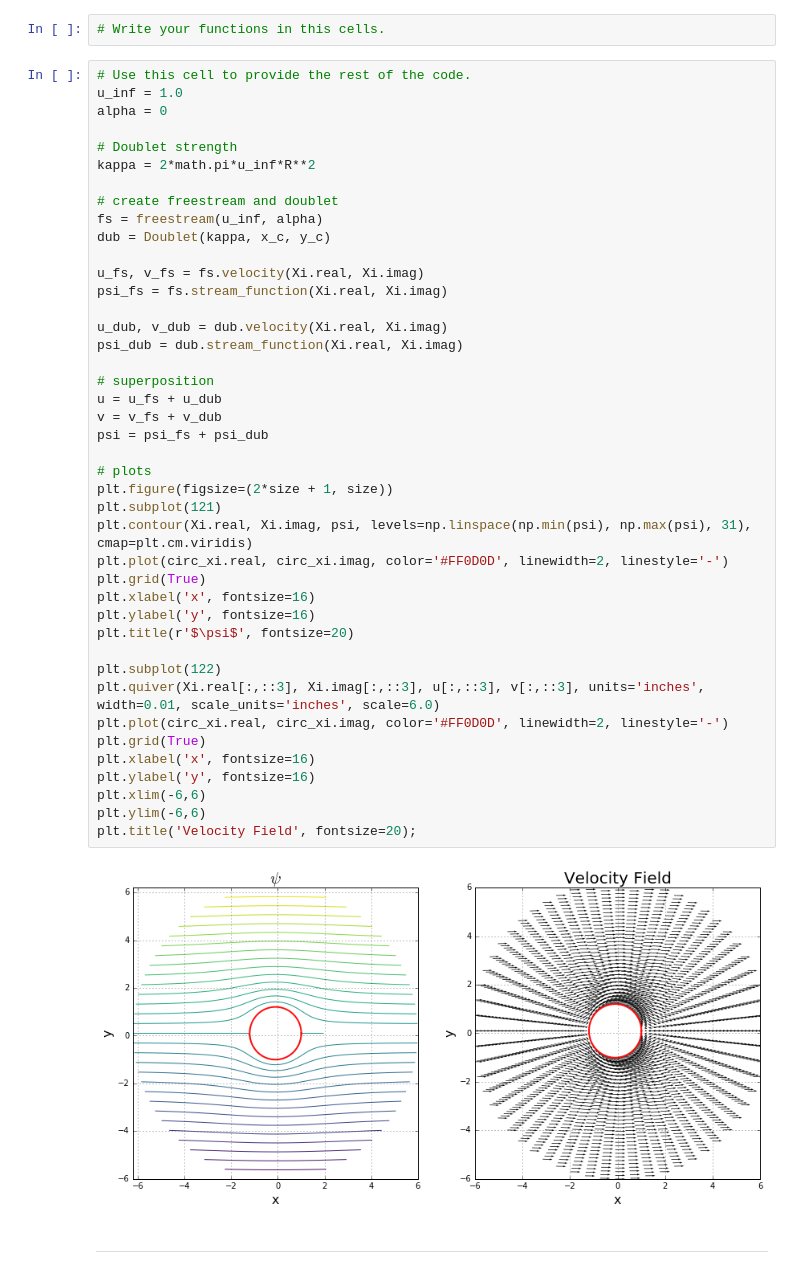
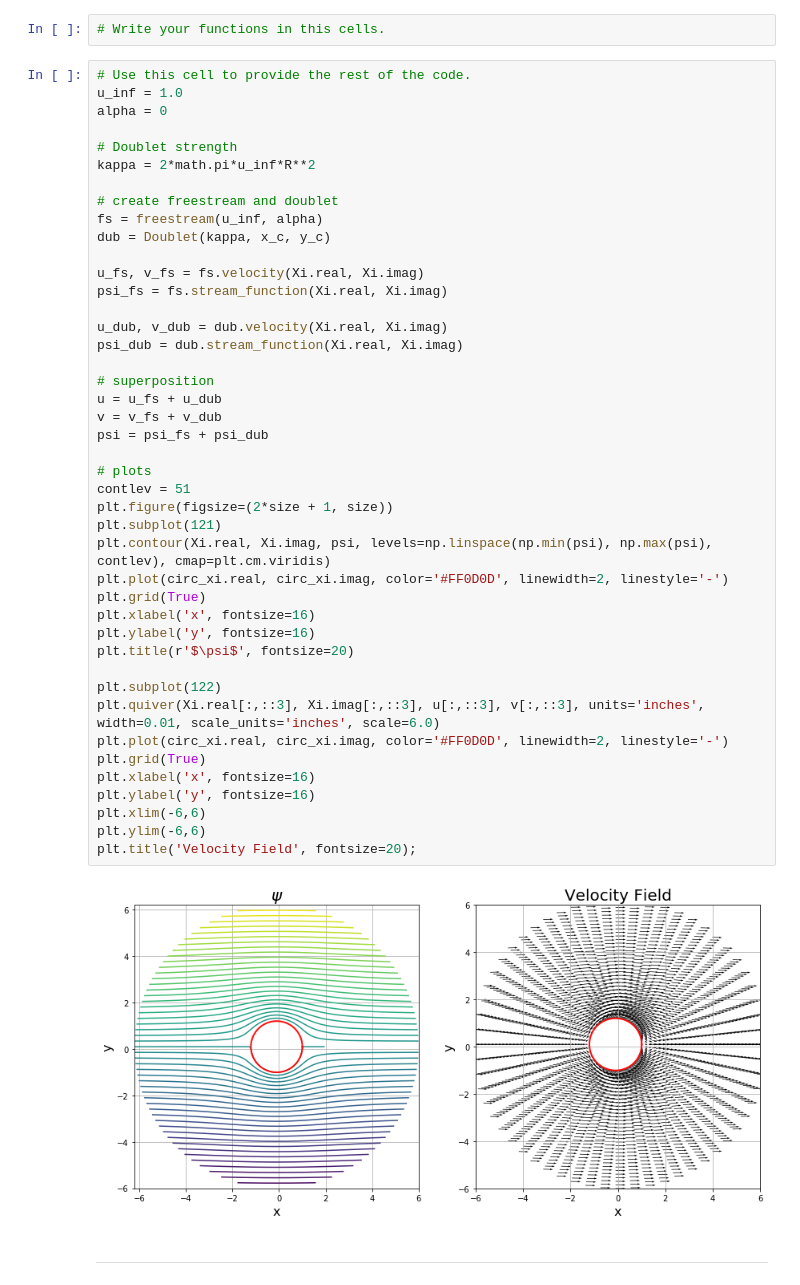
Before and after one commit to bobforcha/mae6226_workspace, a Jupyter notebook: midterm/midterm.ipynb, the cells around one changed output. Saved outputs shown, nothing was run; the diff lists cells and outputs as text.

```diff
--- a/midterm/midterm.ipynb
+++ b/midterm/midterm.ipynb
@@ -213,35 +217,36 @@ dub = Doublet(kappa, x_c, y_c)
 u_fs, v_fs = fs.velocity(Xi.real, Xi.imag)
 psi_fs = fs.stream_function(Xi.real, Xi.imag)
 
 u_dub, v_dub = dub.velocity(Xi.real, Xi.imag)
 psi_dub = dub.stream_function(Xi.real, Xi.imag)
 
 # superposition
 u = u_fs + u_dub
 v = v_fs + v_dub
 psi = psi_fs + psi_dub
 
 # plots
+contlev = 51
 plt.figure(figsize=(2*size + 1, size))
 plt.subplot(121)
-plt.contour(Xi.real, Xi.imag, psi, levels=np.linspace(np.min(psi), np.max(psi), 31), cmap=plt.cm.viridis)
+plt.contour(Xi.real, Xi.imag, psi, levels=np.linspace(np.min(psi), np.max(psi), contlev), cmap=plt.cm.viridis)
 plt.plot(circ_xi.real, circ_xi.imag, color='#FF0D0D', linewidth=2, linestyle='-')
 plt.grid(True)
 plt.xlabel('x', fontsize=16)
 plt.ylabel('y', fontsize=16)
 plt.title(r'$\psi$', fontsize=20)
 
 plt.subplot(122)
 plt.quiver(Xi.real[:,::3], Xi.imag[:,::3], u[:,::3], v[:,::3], units='inches', width=0.01, scale_units='inches', scale=6.0)
 plt.plot(circ_xi.real, circ_xi.imag, color='#FF0D0D', linewidth=2, linestyle='-')
 plt.grid(True)
 plt.xlabel('x', fontsize=16)
 plt.ylabel('y', fontsize=16)
 plt.xlim(-6,6)
 plt.ylim(-6,6)
 plt.title('Velocity Field', fontsize=20);
 # %% [output]
-[figure, old version]
+[figure, new version]
 # %% [markdown]
 ---
 # %% [markdown]
```
Also changed, not shown: parts of 13 cells of this notebook.
